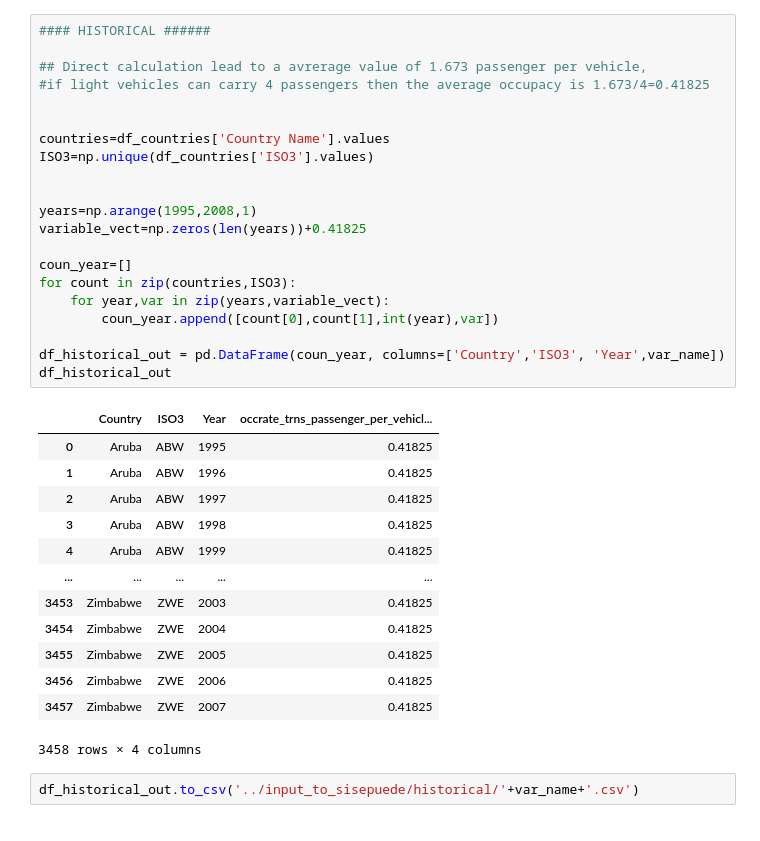
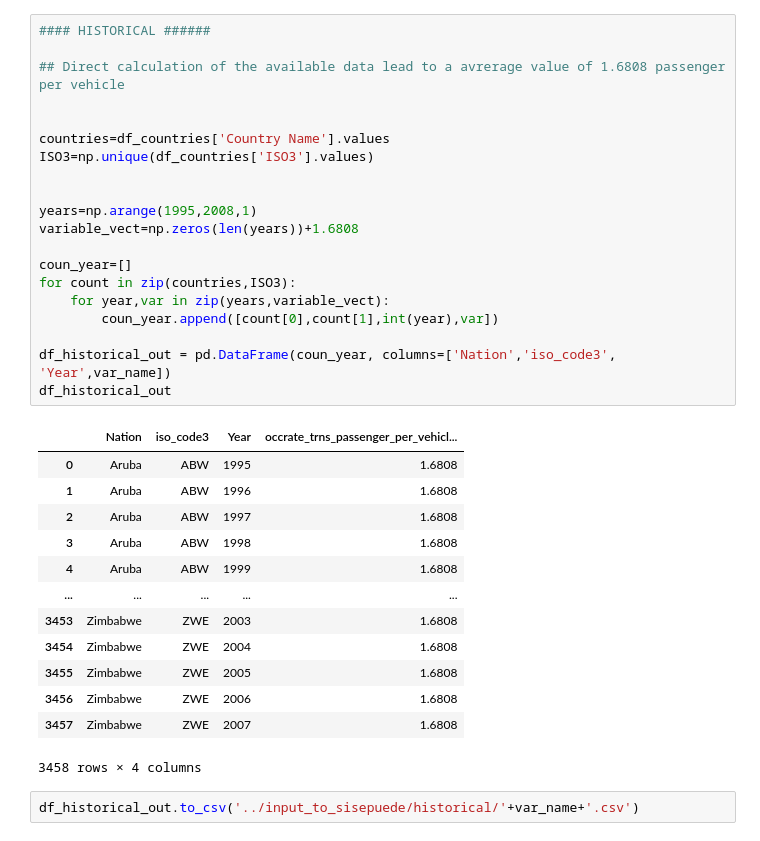
Before and after one commit to milocortes/sisepuede_data, a Jupyter notebook: Energy/occrate_trns_passenger_per_vehicle_road_light/src/Process_occrate_trns_passenger_per_vehicle_road_light.ipynb, the cells around one changed output. Drawn from its saved outputs; the diff is of its cells as text.

```diff
--- a/Energy/occrate_trns_passenger_per_vehicle_road_light/src/Process_occrate_trns_passenger_per_vehicle_road_light.ipynb
+++ b/Energy/occrate_trns_passenger_per_vehicle_road_light/src/Process_occrate_trns_passenger_per_vehicle_road_light.ipynb
@@ -65,37 +65,36 @@ df_data_copy.fillna(0)
 # %%
 #### HISTORICAL ######
 
-## Direct calculation lead to a avrerage value of 1.673 passenger per vehicle,
-#if light vehicles can carry 4 passengers then the average occupacy is 1.673/4=0.41825
+## Direct calculation of the available data lead to a avrerage value of 1.6808 passenger per vehicle
 
 
 countries=df_countries['Country Name'].values
 ISO3=np.unique(df_countries['ISO3'].values)
 
 
 years=np.arange(1995,2008,1)
-variable_vect=np.zeros(len(years))+0.41825
+variable_vect=np.zeros(len(years))+1.6808
 
 coun_year=[]
 for count in zip(countries,ISO3):
     for year,var in zip(years,variable_vect):
         coun_year.append([count[0],count[1],int(year),var])
 
-df_historical_out = pd.DataFrame(coun_year, columns=['Country','ISO3', 'Year',var_name])
+df_historical_out = pd.DataFrame(coun_year, columns=['Nation','iso_code3', 'Year',var_name])
 df_historical_out
 # %% [output]
-|  | Country | ISO3 | Year | occrate_trns_passenger_per_vehicl... |
-| 0 | Aruba | ABW | 1995 | 0.41825 |
-| 1 | Aruba | ABW | 1996 | 0.41825 |
-| 2 | Aruba | ABW | 1997 | 0.41825 |
-| 3 | Aruba | ABW | 1998 | 0.41825 |
-| 4 | Aruba | ABW | 1999 | 0.41825 |
+|  | Nation | iso_code3 | Year | occrate_trns_passenger_per_vehicl... |
+| 0 | Aruba | ABW | 1995 | 1.6808 |
+| 1 | Aruba | ABW | 1996 | 1.6808 |
+| 2 | Aruba | ABW | 1997 | 1.6808 |
+| 3 | Aruba | ABW | 1998 | 1.6808 |
+| 4 | Aruba | ABW | 1999 | 1.6808 |
 | ... | ... | ... | ... | ... |
-| 3453 | Zimbabwe | ZWE | 2003 | 0.41825 |
-| 3454 | Zimbabwe | ZWE | 2004 | 0.41825 |
-| 3455 | Zimbabwe | ZWE | 2005 | 0.41825 |
-| 3456 | Zimbabwe | ZWE | 2006 | 0.41825 |
-| 3457 | Zimbabwe | ZWE | 2007 | 0.41825 |
+| 3453 | Zimbabwe | ZWE | 2003 | 1.6808 |
+| 3454 | Zimbabwe | ZWE | 2004 | 1.6808 |
+| 3455 | Zimbabwe | ZWE | 2005 | 1.6808 |
+| 3456 | Zimbabwe | ZWE | 2006 | 1.6808 |
+| 3457 | Zimbabwe | ZWE | 2007 | 1.6808 |
 3458 rows × 4 columns
 # %%
 df_historical_out.to_csv('../input_to_sisepuede/historical/'+var_name+'.csv')
```
Also changed, not shown: parts of 1 cell of this notebook, 34 other files.
